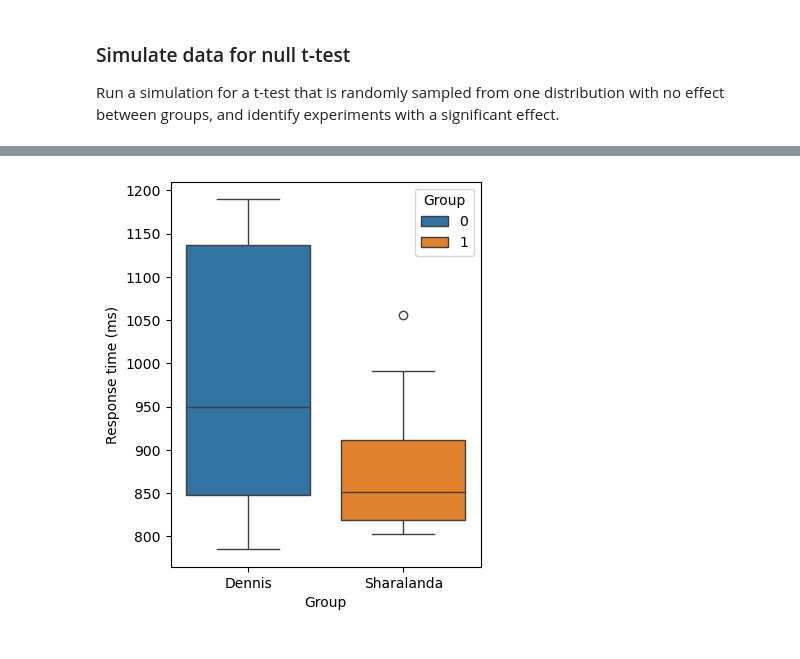
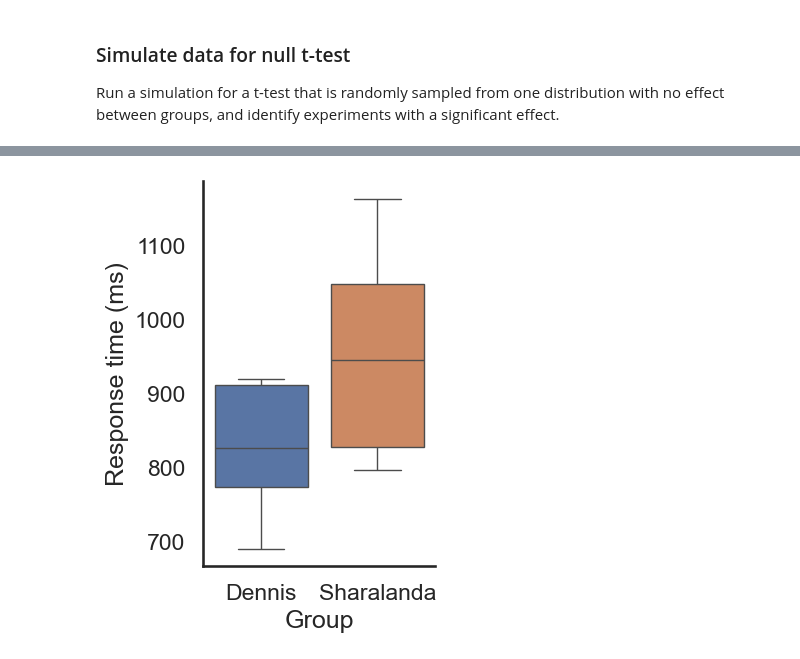
Before and after one commit to natezuk/stats-visualizations, a Jupyter notebook: power_analysis_lectures/simulate_ttest_data.ipynb, the cells around one changed output, grey strips where cells are left out. Saved outputs shown, nothing was run; the diff lists cells and outputs as text; code cells hidden in the pictures.

```diff
--- a/power_analysis_lectures/simulate_ttest_data.ipynb
+++ b/power_analysis_lectures/simulate_ttest_data.ipynb
@@ -9,6 +9,11 @@ import scipy as sp
 import matplotlib.pyplot as plt
 import pandas as pd
 import seaborn as sns
+# %%
+# Set seaborn context
+sns.set_style("white")
+sns.set_context("talk",
+                font_scale=1)
 # %%
 # Parameters for the simulation
 nsamples = 8 # number of samples per group
@@ -75,13 +81,16 @@ all_res[all_res['pval']<0.05]
 # %%
 # Get the data for an example experiment
+exp_to_use = 75
+
 exp_sample = pd.DataFrame({
-    'Response time (ms)': experiments['vals'][696].flatten(),
-    'Group': np.repeat([0, 1], nsamples)
+    'Response time (ms)': experiments['vals'][exp_to_use].ravel(order='F'),
+    'Group': np.repeat(['Dennis', 1], nsamples)
 })
 
-fig, ax = plt.subplots(figsize=(4,5))
-sns.boxplot(ax=ax,data=exp_sample,x='Group',y='Response time (ms)',hue='Group')
+fig, ax = plt.subplots(figsize=(3,5))
+sns.boxplot(ax=ax,data=exp_sample,x='Group',y='Response time (ms)',hue='Group',legend=False)
+sns.despine()
 plt.xticks([0, 1], ['Dennis','Sharalanda'])
 plt.show()
 # %% [output]
-[figure, old version]
+[figure, new version]
```
Also changed, not shown: parts of 6 cells of this notebook, 1 other file.
